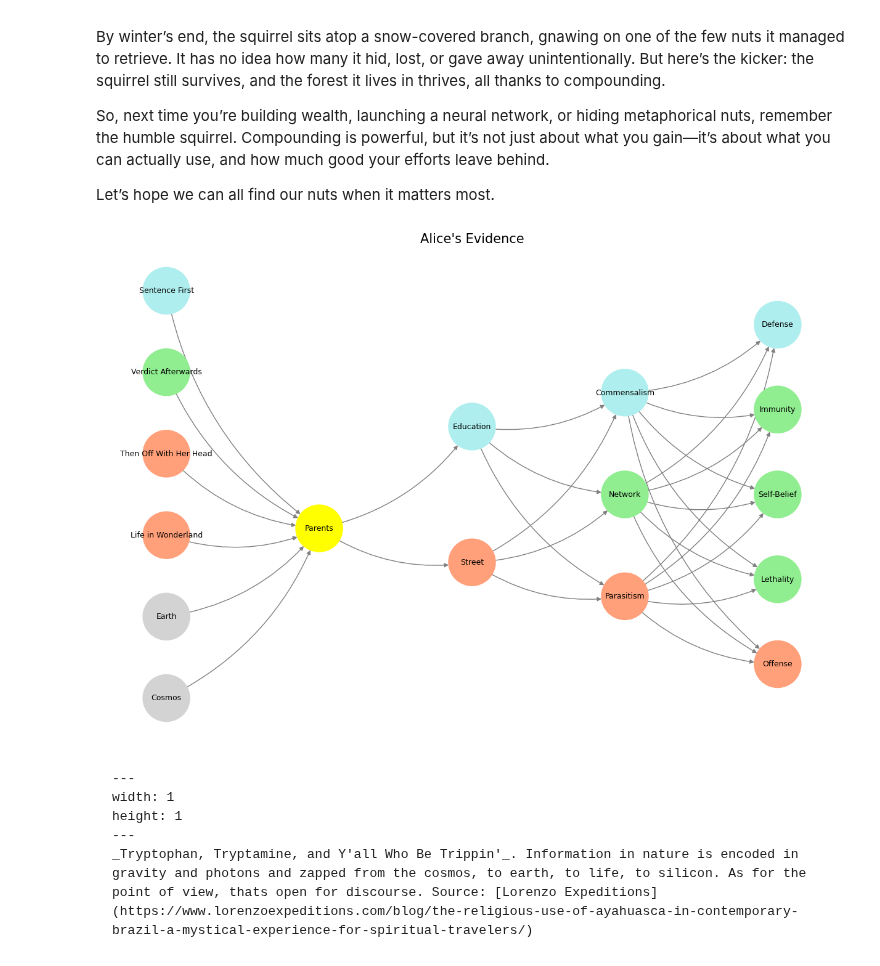
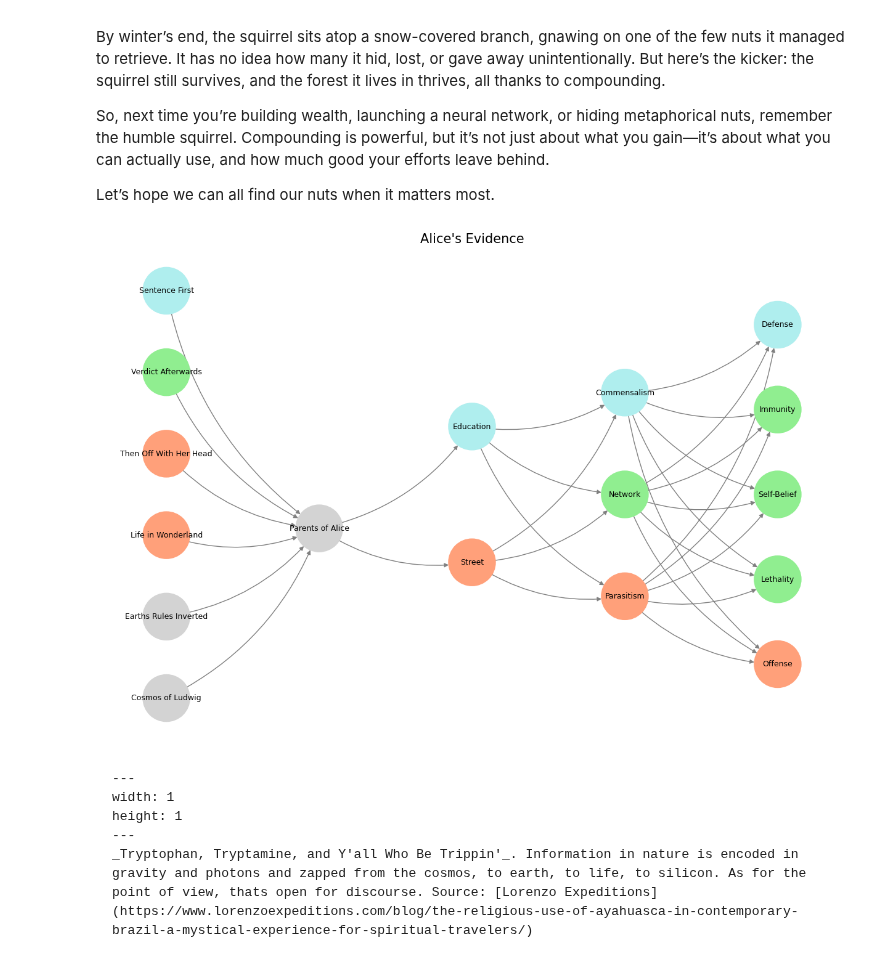
Before and after one commit to abikesa/aging, a Jupyter notebook: kitabo/ensi/_build/jupyter_execute/act2/chapter2.ipynb, the cells around one changed output. Saved outputs shown, nothing was run; the diff lists cells and outputs as text; code cells hidden in the pictures.

````diff
--- a/kitabo/ensi/_build/jupyter_execute/act2/chapter2.ipynb
+++ b/kitabo/ensi/_build/jupyter_execute/act2/chapter2.ipynb
@@ -72,8 +72,8 @@ import networkx as nx
 # Define the neural network structure
 def define_layers():
     return {
-        'World': ['Cosmos', 'Earth', 'Life in Wonderland', 'Then Off With Her Head', 'Verdict Afterwards', 'Sentence First', ],
-        'Perception': ['Parents'],
+        'World': ['Cosmos of Ludwig', 'Earths Rules Inverted', 'Life in Wonderland', 'Then Off With Her Head', 'Verdict Afterwards', 'Sentence First', ],
+        'Perception': ['Parents of Alice'],
         'Agency': ['Street', 'Education'],
         'Generativity': ['Parasitism', 'Network', 'Commensalism'],
         'Physicality': ['Offense', 'Lethality',  'Self-Belief', 'Immunity', 'Defense']
@@ -82,12 +82,10 @@ def define_layers():
 # Assign colors to nodes
 def assign_colors():
     color_map = {
-        'yellow': ['Parents'],
+        'yellow': ['Parents of Alice'],
         'paleturquoise': ['Sentence First', 'Education', 'Commensalism', 'Defense'],
         'lightgreen': ['Verdict Afterwards', 'Network', 'Immunity', 'Self-Belief', 'Lethality'],
-        'lightsalmon': [
-            'Life in Wonderland', 'Then Off With Her Head', 'Street',
-            'Parasitism', 'Offense'
+        'lightsalmon': ['Life in Wonderland', 'Then Off With Her Head', 'Street', 'Parasitism', 'Offense'
         ],
     }
     return {node: color for color, nodes in color_map.items() for node in nodes}
@@ -106,34 +104,34 @@ def visualize_nn():
     node_colors = []
 
     # Add nodes and assign positions
     for i, (layer_name, nodes) in enumerate(layers.items()):
         positions = calculate_positions(nodes, x_offset=i * 2)
         for node, position in zip(nodes, positions):
             G.add_node(node, layer=layer_name)
             pos[node] = position
             node_colors.append(colors.get(node, 'lightgray'))  # Default color fallback
 
     # Add edges (automated for consecutive layers)
     layer_names = list(layers.keys())
     for i in range(len(layer_names) - 1):
         source_layer, target_layer = layer_names[i], layer_names[i + 1]
         for source in layers[source_layer]:
             for target in layers[target_layer]:
                 G.add_edge(source, target)
 
     # Draw the graph
     plt.figure(figsize=(12, 8))
     nx.draw(
         G, pos, with_labels=True, node_color=node_colors, edge_color='gray',
         node_size=3000, font_size=9, connectionstyle="arc3,rad=0.2"
     )
     plt.title("Alice's Evidence", fontsize=15)
     plt.show()
 
 # Run the visualization
 visualize_nn()
 # %% [output]
-[figure, old version]
+[figure, new version]
 # %% [markdown]
 ```{figure} ../figures/blanche.*
 ---
````
Also changed, not shown: 9 other files.
